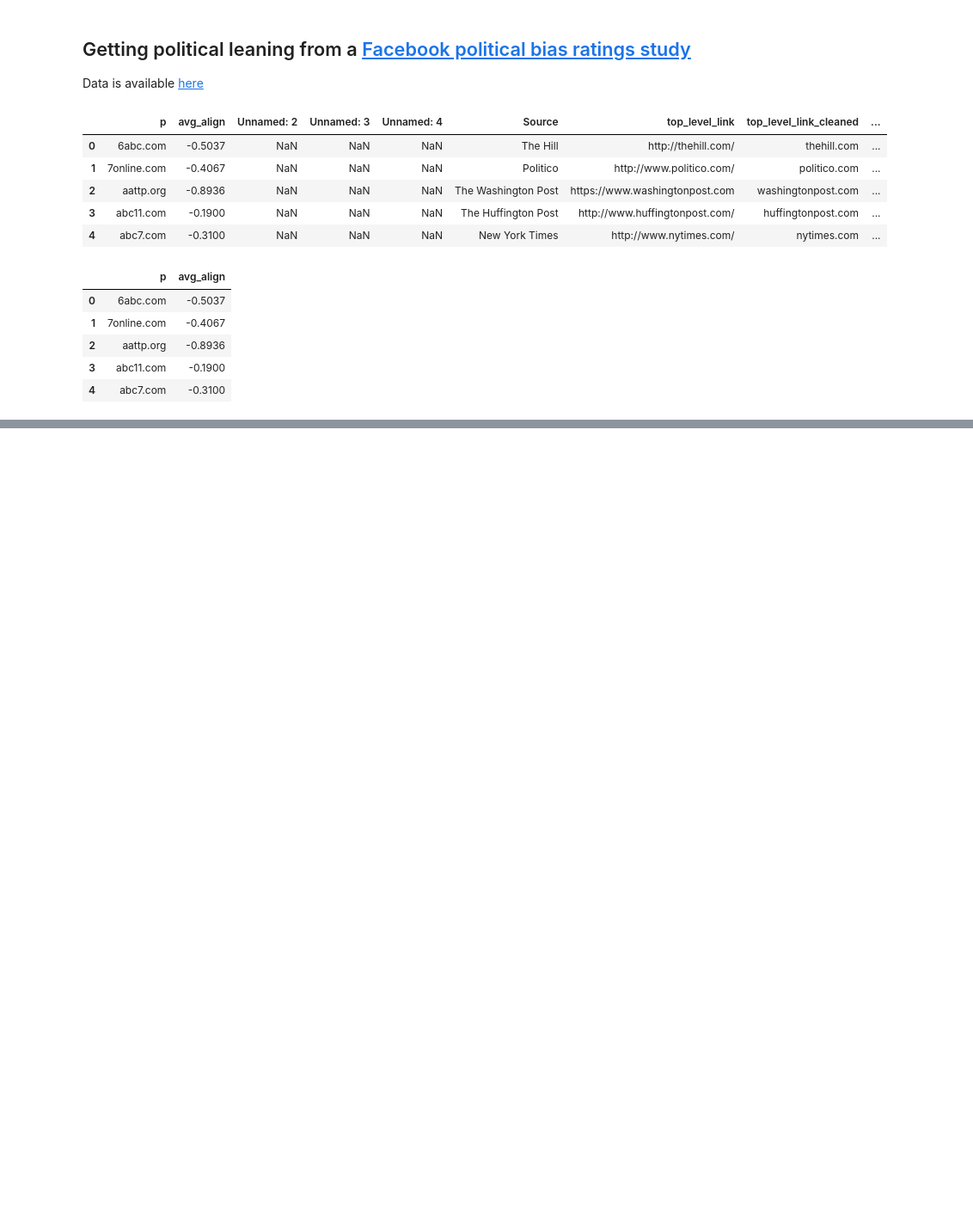
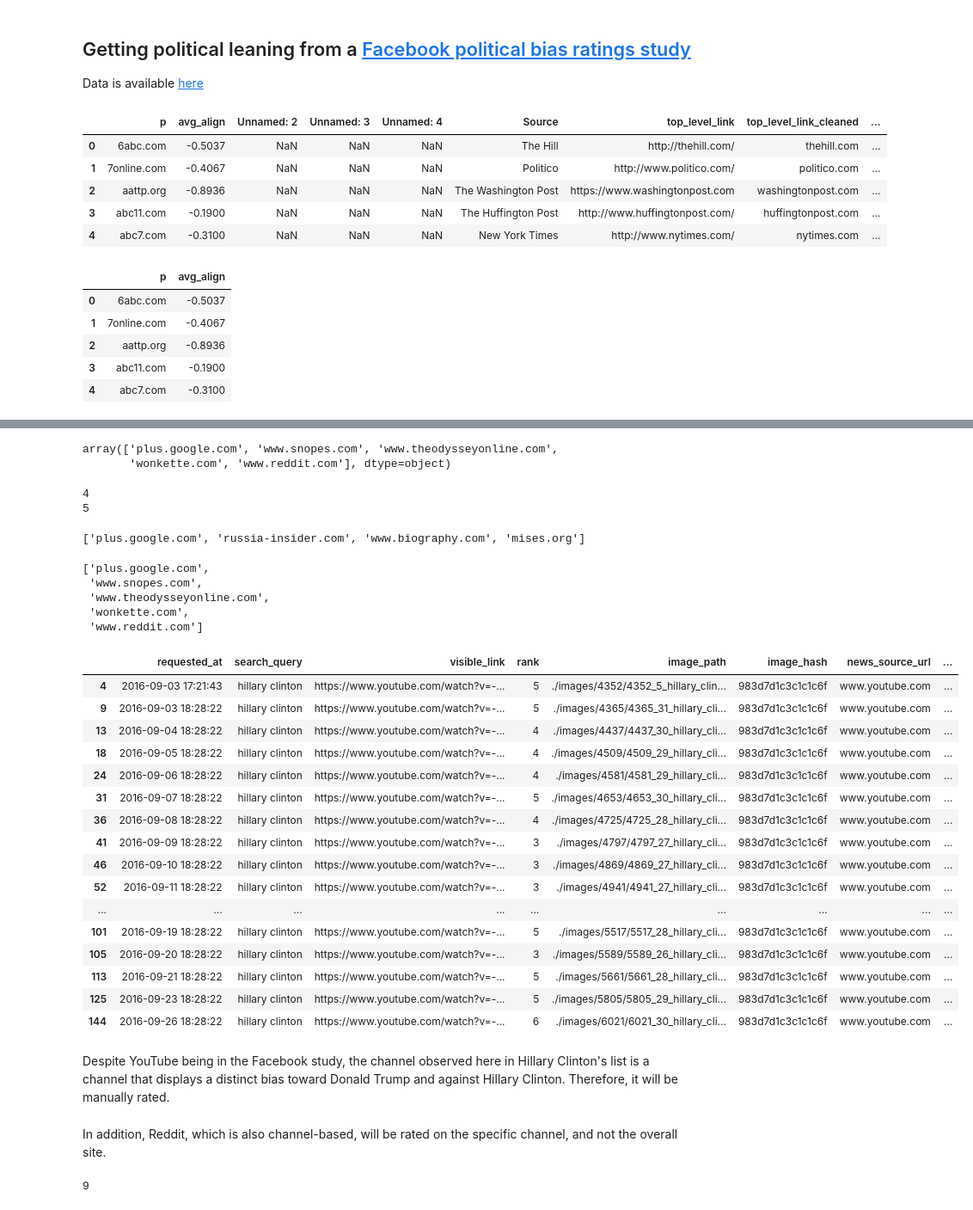
Before and after one commit to comp-journalism/Baseline_Problem_for_Algorithm_Audits, a Jupyter notebook: IMAGE_BOX/Google_images.ipynb, the cells around one changed output, grey strips where cells are left out. Shown at 86% size. Saved outputs shown, nothing was run; the diff lists cells and outputs as text; code cells hidden in the pictures; blank space fills up the shorter version.

```diff
--- a/IMAGE_BOX/Google_images.ipynb
+++ b/IMAGE_BOX/Google_images.ipynb
@@ -529,0 +694,5 @@ Name: facebookbias_rating, dtype: int64
+# %%
+DT_Unrated.news_source_url.unique()
+# %% [output]
+array(['plus.google.com', 'www.snopes.com', 'www.theodysseyonline.com',
+       'wonkette.com', 'www.reddit.com'], dtype=object)
@@ -529,0 +702,42 @@ Name: facebookbias_rating, dtype: int64
+# %%
+print(len(Unrated_newssource_list))
+print(len(DT_Unrated_newssource_list))
+# %% [output]
+4
+5
+# %%
+Unrated_newssource_list
+# %% [output]
+['plus.google.com', 'russia-insider.com', 'www.biography.com', 'mises.org']
+# %%
+DT_Unrated_newssource_list
+# %% [output]
+['plus.google.com',
+ 'www.snopes.com',
+ 'www.theodysseyonline.com',
+ 'wonkette.com',
+ 'www.reddit.com']
+# %%
+HC[HC.news_source_url == 'www.youtube.com']
+# %% [output]
+|  | requested_at | search_query | visible_link | rank | image_path | image_hash | news_source_url | ... |
+| 4 | 2016-09-03 17:21:43 | hillary clinton | https://www.youtube.com/watch?v=-... | 5 | ./images/4352/4352_5_hillary_clin... | 983d7d1c3c1c1c6f | www.youtube.com | ... |
+| 9 | 2016-09-03 18:28:22 | hillary clinton | https://www.youtube.com/watch?v=-... | 5 | ./images/4365/4365_31_hillary_cli... | 983d7d1c3c1c1c6f | www.youtube.com | ... |
+| 13 | 2016-09-04 18:28:22 | hillary clinton | https://www.youtube.com/watch?v=-... | 4 | ./images/4437/4437_30_hillary_cli... | 983d7d1c3c1c1c6f | www.youtube.com | ... |
+| 18 | 2016-09-05 18:28:22 | hillary clinton | https://www.youtube.com/watch?v=-... | 4 | ./images/4509/4509_29_hillary_cli... | 983d7d1c3c1c1c6f | www.youtube.com | ... |
+| 24 | 2016-09-06 18:28:22 | hillary clinton | https://www.youtube.com/watch?v=-... | 4 | ./images/4581/4581_29_hillary_cli... | 983d7d1c3c1c1c6f | www.youtube.com | ... |
+| 31 | 2016-09-07 18:28:22 | hillary clinton | https://www.youtube.com/watch?v=-... | 5 | ./images/4653/4653_30_hillary_cli... | 983d7d1c3c1c1c6f | www.youtube.com | ... |
+| 36 | 2016-09-08 18:28:22 | hillary clinton | https://www.youtube.com/watch?v=-... | 4 | ./images/4725/4725_28_hillary_cli... | 983d7d1c3c1c1c6f | www.youtube.com | ... |
+| 41 | 2016-09-09 18:28:22 | hillary clinton | https://www.youtube.com/watch?v=-... | 3 | ./images/4797/4797_27_hillary_cli... | 983d7d1c3c1c1c6f | www.youtube.com | ... |
+| 46 | 2016-09-10 18:28:22 | hillary clinton | https://www.youtube.com/watch?v=-... | 3 | ./images/4869/4869_27_hillary_cli... | 983d7d1c3c1c1c6f | www.youtube.com | ... |
+| 52 | 2016-09-11 18:28:22 | hillary clinton | https://www.youtube.com/watch?v=-... | 3 | ./images/4941/4941_27_hillary_cli... | 983d7d1c3c1c1c6f | www.youtube.com | ... |
+| ... | ... | ... | ... | ... | ... | ... | ... | ... |
+| 101 | 2016-09-19 18:28:22 | hillary clinton | https://www.youtube.com/watch?v=-... | 5 | ./images/5517/5517_28_hillary_cli... | 983d7d1c3c1c1c6f | www.youtube.com | ... |
+| 105 | 2016-09-20 18:28:22 | hillary clinton | https://www.youtube.com/watch?v=-... | 3 | ./images/5589/5589_26_hillary_cli... | 983d7d1c3c1c1c6f | www.youtube.com | ... |
+| 113 | 2016-09-21 18:28:22 | hillary clinton | https://www.youtube.com/watch?v=-... | 5 | ./images/5661/5661_28_hillary_cli... | 983d7d1c3c1c1c6f | www.youtube.com | ... |
+| 125 | 2016-09-23 18:28:22 | hillary clinton | https://www.youtube.com/watch?v=-... | 5 | ./images/5805/5805_29_hillary_cli... | 983d7d1c3c1c1c6f | www.youtube.com | ... |
+| 144 | 2016-09-26 18:28:22 | hillary clinton | https://www.youtube.com/watch?v=-... | 6 | ./images/6021/6021_30_hillary_cli... | 983d7d1c3c1c1c6f | www.youtube.com | ... |
+# %% [markdown]
+Despite YouTube being in the Facebook study, the channel observed here in Hillary Clinton's list is a channel that displays a distinct bias toward Donald Trump and against Hillary Clinton. Therefore, it will be manually rated.
+# %% [markdown]
+In addition, Reddit, which is also channel-based, will be rated on the specific channel, and not the overall site.
@@ -529,0 +750,4 @@ Name: facebookbias_rating, dtype: int64
+# %%
+len(Unrated_newssource_list)
+# %% [output]
+9
```
Also changed, not shown: parts of 49 cells of this notebook, 23 other files.
